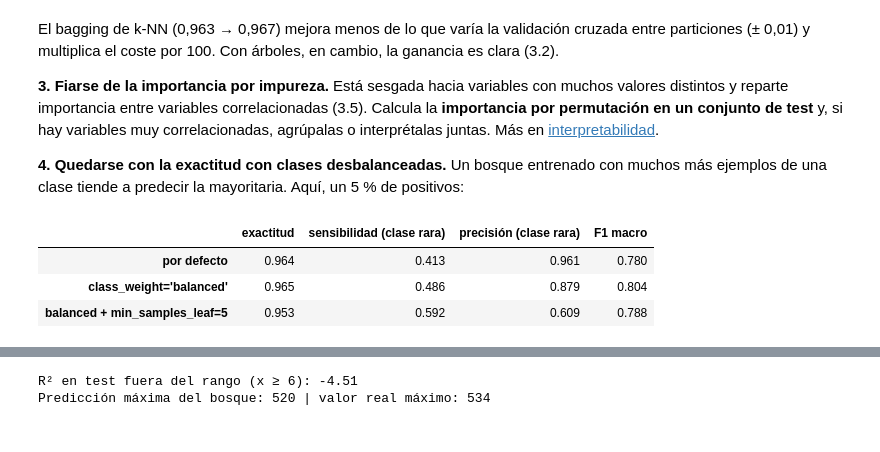
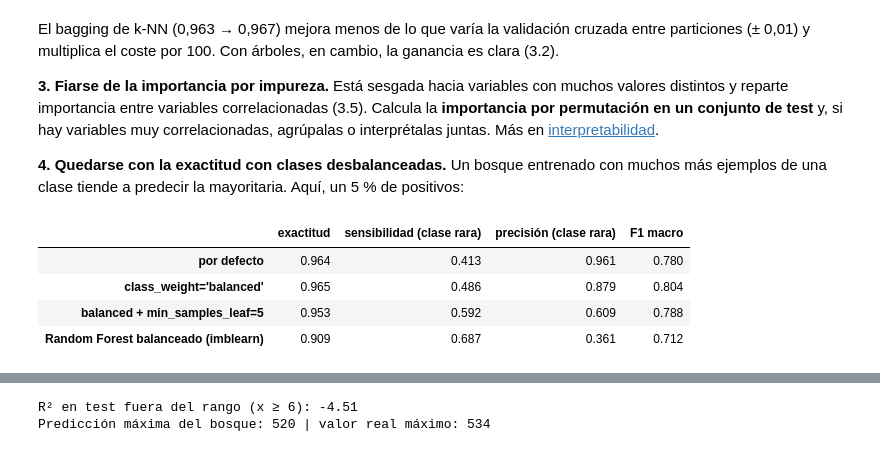
Before and after one commit to jsanjuanjover/fundamentals-ds, a Jupyter notebook: 04-machine-learning/10-bagging-y-random-forest.ipynb, the cells around one changed output, grey strips where cells are left out. Cells and saved outputs as stored; diff of their text form; code cells hidden in the pictures.

Commit message:
feat: añade Random Forest balanceado al notebook de bagging

```diff
--- a/04-machine-learning/10-bagging-y-random-forest.ipynb
+++ b/04-machine-learning/10-bagging-y-random-forest.ipynb
@@ -281,20 +282,22 @@ El bagging de k-NN (0,963 → 0,967) mejora menos de lo que varía la validació
 # %%
 X_des, y_des = make_classification(n_samples=10000, n_features=10, n_informative=4, weights=[0.95, 0.05],
                                    flip_y=0.02, class_sep=0.8, random_state=42)
 Xd_train, Xd_test, yd_train, yd_test = train_test_split(X_des, y_des, test_size=0.3, stratify=y_des, random_state=42)
 
-configuraciones = {"por defecto": dict(),
-                   "class_weight='balanced'": dict(class_weight="balanced"),
-                   "balanced + min_samples_leaf=5": dict(class_weight="balanced", min_samples_leaf=5)}
+modelos_desb = {"por defecto": RandomForestClassifier(n_estimators=300, random_state=42, n_jobs=-1),
+                "class_weight='balanced'": RandomForestClassifier(n_estimators=300, class_weight="balanced", random_state=42, n_jobs=-1),
+                "balanced + min_samples_leaf=5": RandomForestClassifier(n_estimators=300, class_weight="balanced", min_samples_leaf=5, random_state=42, n_jobs=-1),
+                "Random Forest balanceado (imblearn)": BalancedRandomForestClassifier(n_estimators=300, random_state=42, n_jobs=-1)}
 filas = {}
-for nombre, params in configuraciones.items():
-    pred = RandomForestClassifier(n_estimators=300, random_state=42, n_jobs=-1, **params).fit(Xd_train, yd_train).predict(Xd_test)
+for nombre, modelo in modelos_desb.items():
+    pred = modelo.fit(Xd_train, yd_train).predict(Xd_test)
     filas[nombre] = {"exactitud": (pred == yd_test).mean(), "sensibilidad (clase rara)": recall_score(yd_test, pred),
                      "precisión (clase rara)": precision_score(yd_test, pred), "F1 macro": f1_score(yd_test, pred, average="macro")}
 pd.DataFrame(filas).T.round(3)
 # %% [output]
 |  | exactitud | sensibilidad (clase rara) | precisión (clase rara) | F1 macro |
 | por defecto | 0.964 | 0.413 | 0.961 | 0.780 |
 | class_weight='balanced' | 0.965 | 0.486 | 0.879 | 0.804 |
 | balanced + min_samples_leaf=5 | 0.953 | 0.592 | 0.609 | 0.788 |
+| Random Forest balanceado (imblearn) | 0.909 | 0.687 | 0.361 | 0.712 |
 # %% [markdown]
```
Also changed, not shown: parts of 4 cells of this notebook.
